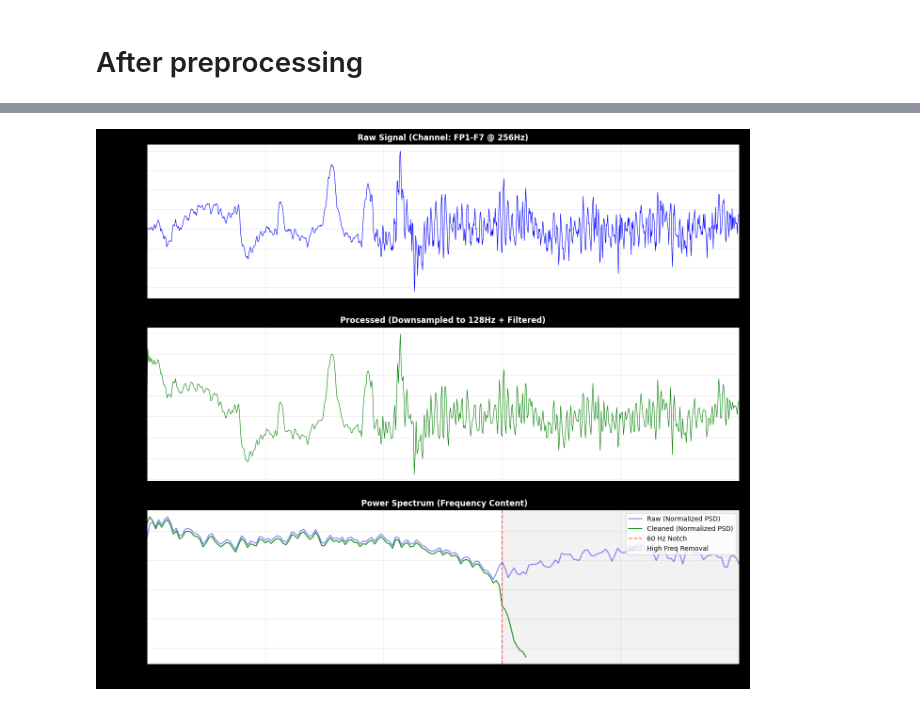
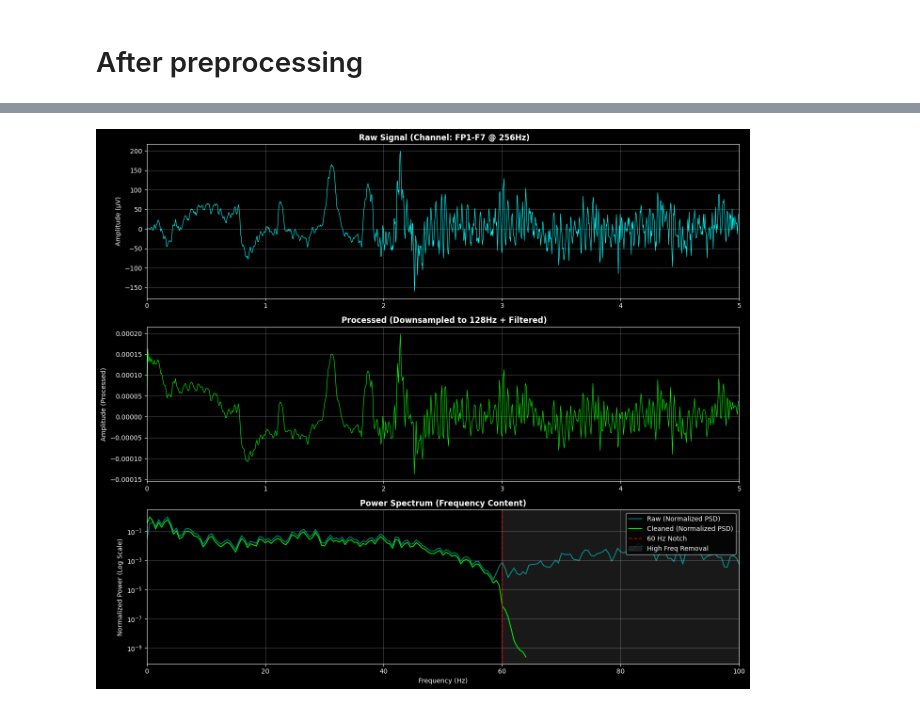
Before and after one commit to denizyennerr/Tez, a Jupyter notebook: preprocess_verify.ipynb, the cells around one changed output, grey strips where cells are left out. Saved outputs shown, nothing was run; the diff lists cells and outputs as text; code cells hidden in the pictures.

```diff
--- a/preprocess_verify.ipynb
+++ b/preprocess_verify.ipynb
@@ -195,12 +197,4 @@ except Exception as e:
 # %%
-import numpy as np
-import matplotlib.pyplot as plt
-import mne
-from scipy.signal import welch
-from pathlib import Path  # Added missing import
-import utility.my_utils as deniz
-import warnings
-
 # Suppress warnings for cleaner output
 warnings.filterwarnings("ignore")
 
@@ -218,30 +212,31 @@ FINAL_CHANNELS = [
     'FZ-CZ', 'CZ-PZ'
 ]
 
-if subject_folders:
-    # Get paths for the first subject
-    edf_paths = deniz.get_edf_paths(dataset_path, subject_folders[0])
-    file_path = edf_paths[0]
-    print(f" Loading data from: {file_path}")
+# Ensure we have data to load
+if not subject_folders:
+    raise FileNotFoundError(f"No subject folders found in {dataset_path}")
 
-    # 1. Load using your utility
-    raw = deniz.fix_eeg_channels(file_path, FINAL_CHANNELS)
+# Get paths for the first subject
+edf_paths = deniz.get_edf_paths(dataset_path, subject_folders[0])
+file_path = edf_paths[0]
+print(f" Loading data from: {file_path}")
 
-    # 2. Extract info before processing
-    original_fs = int(raw.info['sfreq'])
-    print(f"   Original Sampling Rate: {original_fs} Hz")
+# 1. Load using your utility
+# Note: Ensure this matches the function name in your my_utils.py
+raw = deniz.fix_eeg_channels(file_path, FINAL_CHANNELS)
 
-    # Select a specific channel to visualize
-    channel_name = FINAL_CHANNELS[0]
-    channel_idx = raw.ch_names.index(channel_name)
+# 2. Extract info before processing
+original_fs = int(raw.info['sfreq'])
+print(f"   Original Sampling Rate: {original_fs} Hz")
 
-    # Get 5 seconds of RAW data (converted to µV for readability)
-    duration_sec = 5
-    raw_samples = int(duration_sec * original_fs)
-    raw_signal = raw.get_data(picks=[channel_idx], stop=raw_samples)[0] * 1e6
+# Select a specific channel to visualize
+channel_name = FINAL_CHANNELS[0]
+channel_idx = raw.ch_names.index(channel_name)
 
-else:
-    raise FileNotFoundError(f"No subject folders found in {dataset_path}")
+# Get 5 seconds of RAW data (converted to µV for readability)
+duration_sec = 5
+raw_samples = int(duration_sec * original_fs)
+raw_signal = raw.get_data(picks=[channel_idx], stop=raw_samples)[0] * 1e6
 
 # ============================================
 # 2. DEFINE PREPROCESSING LOGIC
@@ -279,60 +274,62 @@ print("="*60)
 time_raw = np.arange(len(raw_signal)) / original_fs
 time_clean = np.arange(len(clean_signal)) / new_fs
 
+# Apply Dark Background Style
+plt.style.use('dark_background')
+
 # Create figure
 fig, axes = plt.subplots(3, 1, figsize=(14, 12))
-fig.patch.set_facecolor('black')
 
 # Plot 1: Raw Signal
-axes[0].plot(time_raw, raw_signal, 'b-', linewidth=0.8)
-axes[0].set_title(f'Raw Signal (Channel: {channel_name} @ {original_fs}Hz)', fontweight='bold', color= 'white')
+# Using 'cyan' for better visibility on black background
+axes[0].plot(time_raw, raw_signal, color='cyan', linewidth=0.8)
+axes[0].set_title(f' Raw Signal (Channel: {channel_name} @ {original_fs}Hz)', fontweight='bold')
 axes[0].set_ylabel('Amplitude (μV)')
 axes[0].grid(True, alpha=0.3)
 axes[0].set_xlim(0, duration_sec)
 
 # Plot 2: Cleaned Signal
-axes[1].plot(time_clean, clean_signal, 'g-', linewidth=0.8)
-axes[1].set_title(f'Processed (Downsampled to {new_fs}Hz + Filtered)', fontweight='bold', color= 'white')
-axes[1].set_ylabel('Amplitude')
+# Using 'lime' (bright green) for contrast
+axes[1].plot(time_clean, clean_signal, color='lime', linewidth=0.8)
+axes[1].set_title(f' Processed (Downsampled to {new_fs}Hz + Filtered)', fontweight='bold')
+axes[1].set_ylabel('Amplitude (Processed)')
 axes[1].grid(True, alpha=0.3)
 axes[1].set_xlim(0, duration_sec)
 
 # Plot 3: Power Spectrum Comparison
 freqs_raw, psd_raw = welch(raw_signal, fs=original_fs, nperseg=original_fs*2)
 freqs_clean, psd_clean = welch(clean_signal, fs=new_fs, nperseg=new_fs*2)
 
 # Normalize PSD for visual comparison
 psd_raw_norm = psd_raw / np.max(psd_raw)
 psd_clean_norm = psd_clean / np.max(psd_clean)
 
-axes[2].semilogy(freqs_raw, psd_raw_norm, 'b-', alpha=0.5, label='Raw (Normalized PSD)', linewidth=1.5)
-axes[2].semilogy(freqs_clean, psd_clean_norm, 'g-', alpha=0.9, label='Cleaned (Normalized PSD)', linewidth=1.5)
+axes[2].semilogy(freqs_raw, psd_raw_norm, color='cyan', alpha=0.5, label='Raw (Normalized PSD)', linewidth=1.5)
+axes[2].semilogy(freqs_clean, psd_clean_norm, color='lime', alpha=0.9, label='Cleaned (Normalized PSD)', linewidth=1.5)
 
-# Markers
-axes[2].axvline(x=60, color='red', linestyle='--', alpha=0.6, label='60 Hz Notch')
-axes[2].axvspan(60, 128, color='gray', alpha=0.1, label='High Freq Removal')
+# Markers for Filter Effects
+axes[2].axvline(x=60, color='red', linestyle='--', alpha=0.8, label='60 Hz Notch')
+axes[2].axvspan(60, 128, color='white', alpha=0.1, label='High Freq Removal')
 
-axes[2].set_title(' Power Spectrum (Frequency Content)', fontweight='bold', color= 'white')
+axes[2].set_title('Power Spectrum (Frequency Content)', fontweight='bold')
 axes[2].set_xlabel('Frequency (Hz)')
 axes[2].set_ylabel('Normalized Power (Log Scale)')
 axes[2].set_xlim(0, 100)
 axes[2].legend(loc='upper right')
 axes[2].grid(True, alpha=0.3, which='both')
 
 plt.tight_layout()
-output_dir = Path("visualizations")
-output_file = output_dir / "preprocessing_comparison.png"
+
 plt.savefig(output_file, dpi=150, bbox_inches='tight')
-
-plt.show()
+plt.show(block=True)
 
 print("\n Preprocessing Effects Observed:")
 print(f"   ✓ Sampling Rate: {original_fs}Hz -> {new_fs}Hz")
 print("   ✓ High-frequency noise (>60Hz) reduced")
 print("   ✓ 60 Hz power line peak removed")
 
 print("\n" + "="*60)
 print(" Visualization complete!")
 print("="*60)
 # %% [output]
-[figure, old version]
+[figure, new version]
```
Also changed, not shown: parts of 7 cells of this notebook, 5 other files.
